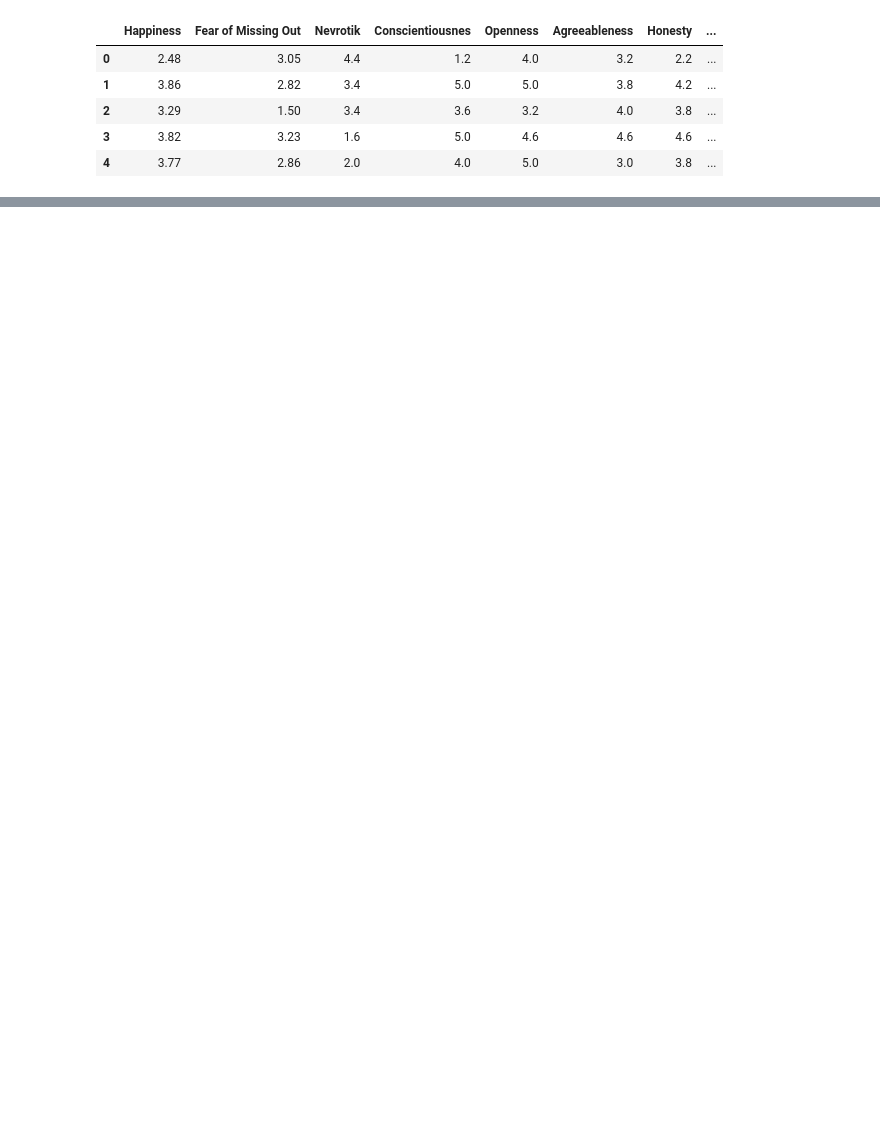
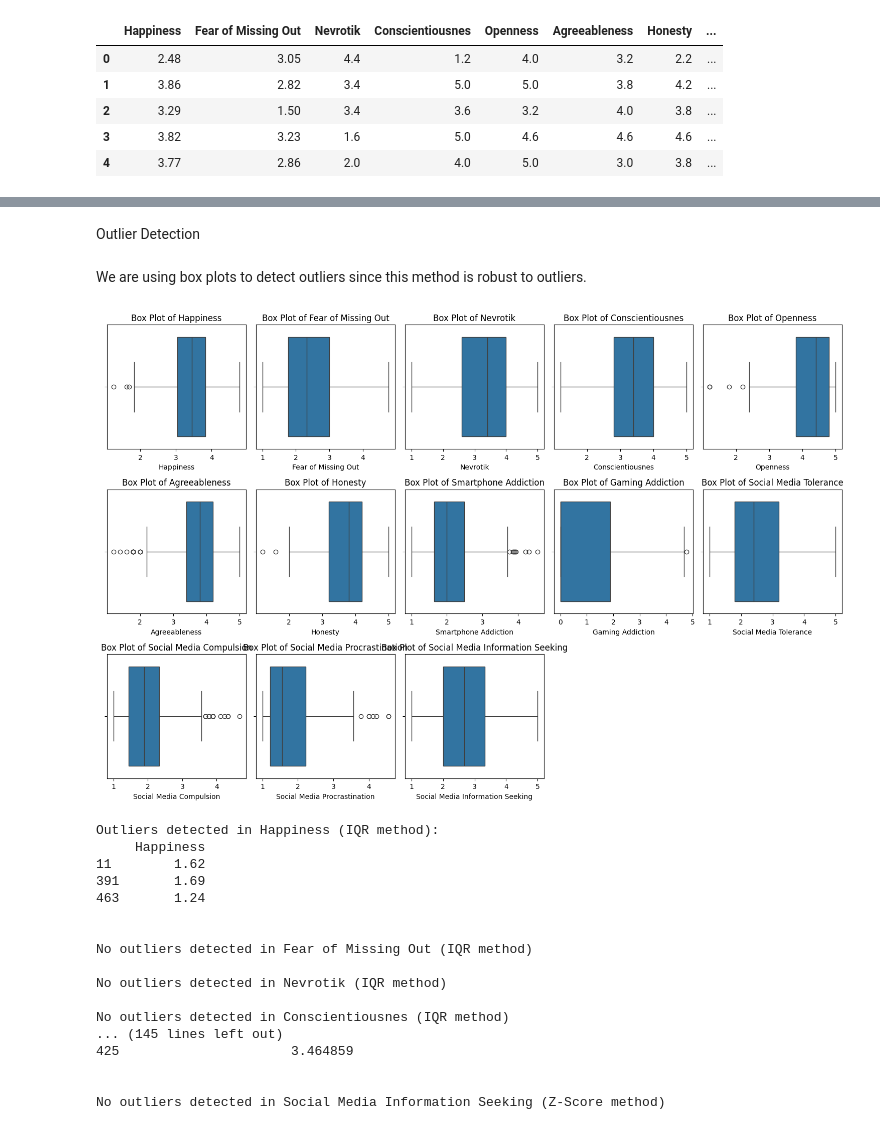
Before and after one commit to ErdemKilci/MentalHealth, a Jupyter notebook: Screen_Time_and_Mental_Health.ipynb, the cells around one changed output, grey strips where cells are left out. Saved outputs shown, nothing was run; the diff lists cells and outputs as text; code cells hidden in the pictures; blank space fills up the shorter version.

```diff
--- a/Screen_Time_and_Mental_Health.ipynb
+++ b/Screen_Time_and_Mental_Health.ipynb
@@ -205,0 +83,79 @@ Cross-validation MSE: [-0.31830642 -0.21997996 -0.19146439 -0.1889733  -0.324733
+# %% [markdown]
+Outlier Detection
+# %% [markdown]
+We are using box plots to detect outliers since this method is robust to outliers.
+# %%
+from scipy.stats import zscore
+
+# Step 2: List of numerical columns (assuming all columns are numerical)
+numerical_columns = df.columns.tolist()
+
+# Step 3: Visualize outliers using box plot
+plt.figure(figsize=(15, 10))
+for i, column in enumerate(numerical_columns, 1):
+    plt.subplot(3, 5, i)  # Create a grid of subplots (3 rows, 5 columns)
+    sns.boxplot(x=df[column])
+    plt.title(f"Box Plot of {column}")
+plt.tight_layout()
+plt.show()
+
+# Step 4: Detect outliers using IQR (Interquartile Range) method
+outliers_iqr = {}
+
+for column in numerical_columns:
+    Q1 = df[column].quantile(0.25)
+    Q3 = df[column].quantile(0.75)
+    IQR = Q3 - Q1
+
+    # Calculate the lower and upper bounds for outliers
+    lower_bound = Q1 - 1.5 * IQR
+    upper_bound = Q3 + 1.5 * IQR
+
+    # Find outliers in the column
+    outliers_iqr[column] = df[(df[column] < lower_bound) | (df[column] > upper_bound)]
+
+    # Print outliers for each column
+    if not outliers_iqr[column].empty:
+        print(f"Outliers detected in {column} (IQR method):")
+        print(outliers_iqr[column][[column]])
+        print("\n")
+    else:
+        print(f"No outliers detected in {column} (IQR method)\n")
+
+# Step 5: Detect outliers using Z-Score method (assuming normal distribution)
+df_z = df.apply(zscore)
+
+# Define a threshold for outliers (usually 3 or -3)
+threshold = 3
+
+outliers_zscore = {}
+
+for column in numerical_columns:
+    outliers_zscore[column] = df_z[df_z[column].abs() > threshold]
+
+    # Print outliers for each column
+    if not outliers_zscore[column].empty:
+        print(f"Outliers detected in {column} (Z-Score method):")
+        print(outliers_zscore[column][[column]])
+        print("\n")
+    else:
+        print(f"No outliers detected in {column} (Z-Score method)\n")
+# %% [output]
+[figure, added]
+Outliers detected in Happiness (IQR method):
+     Happiness
+11        1.62
+391       1.69
+463       1.24
+
+
+No outliers detected in Fear of Missing Out (IQR method)
+
+No outliers detected in Nevrotik (IQR method)
+
+No outliers detected in Conscientiousnes (IQR method)
+... (145 lines left out)
+425                      3.464859
+
+
+No outliers detected in Social Media Information Seeking (Z-Score method)
```
Also changed, not shown: parts of 25 cells of this notebook.
